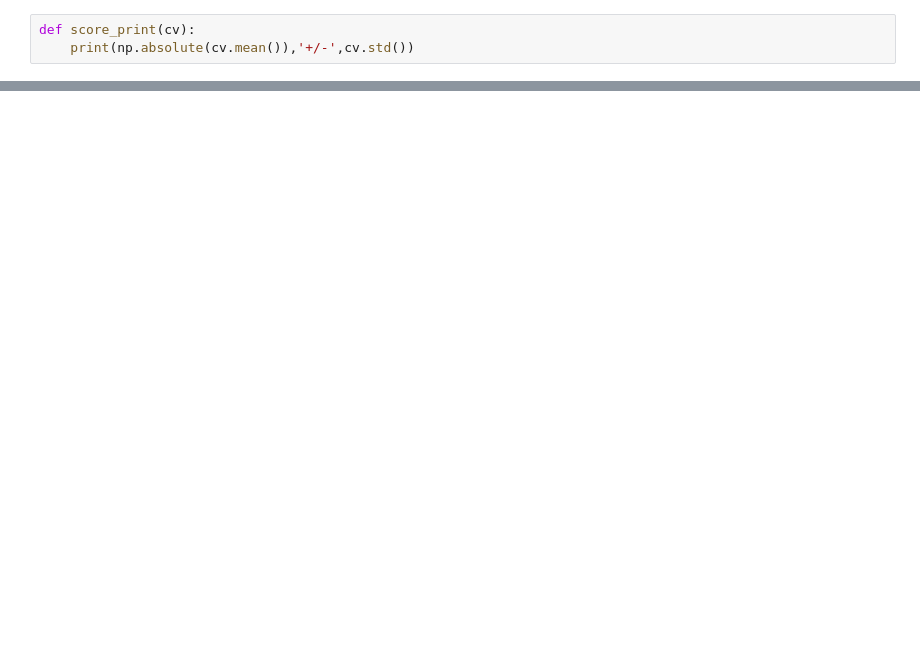
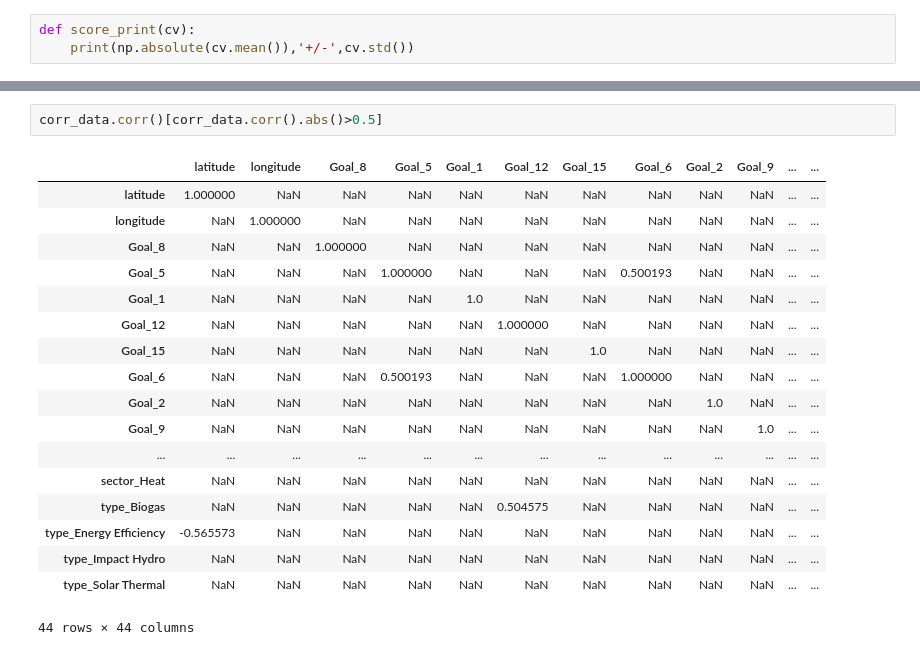
Before and after one commit to balendra-singh/ads_earthchain, a Jupyter notebook: notebooks/ML Modelling.ipynb, the cells around one changed output, grey strips where cells are left out. Drawn from its saved outputs; the diff is of its cells as text; blank space fills up the shorter version.

```diff
--- a/notebooks/ML Modelling.ipynb
+++ b/notebooks/ML Modelling.ipynb
@@ -79,0 +152,21 @@ abs_error(y_test,SV.predict(X_test))
+# %%
+corr_data.corr()[corr_data.corr().abs()>0.5]
+# %% [output]
+|  | latitude | longitude | Goal_8 | Goal_5 | Goal_1 | Goal_12 | Goal_15 | Goal_6 | Goal_2 | Goal_9 | ... | ... |
+| latitude | 1.000000 | NaN | NaN | NaN | NaN | NaN | NaN | NaN | NaN | NaN | ... | ... |
+| longitude | NaN | 1.000000 | NaN | NaN | NaN | NaN | NaN | NaN | NaN | NaN | ... | ... |
+| Goal_8 | NaN | NaN | 1.000000 | NaN | NaN | NaN | NaN | NaN | NaN | NaN | ... | ... |
+| Goal_5 | NaN | NaN | NaN | 1.000000 | NaN | NaN | NaN | 0.500193 | NaN | NaN | ... | ... |
+| Goal_1 | NaN | NaN | NaN | NaN | 1.0 | NaN | NaN | NaN | NaN | NaN | ... | ... |
+| Goal_12 | NaN | NaN | NaN | NaN | NaN | 1.000000 | NaN | NaN | NaN | NaN | ... | ... |
+| Goal_15 | NaN | NaN | NaN | NaN | NaN | NaN | 1.0 | NaN | NaN | NaN | ... | ... |
+| Goal_6 | NaN | NaN | NaN | 0.500193 | NaN | NaN | NaN | 1.000000 | NaN | NaN | ... | ... |
+| Goal_2 | NaN | NaN | NaN | NaN | NaN | NaN | NaN | NaN | 1.0 | NaN | ... | ... |
+| Goal_9 | NaN | NaN | NaN | NaN | NaN | NaN | NaN | NaN | NaN | 1.0 | ... | ... |
+| ... | ... | ... | ... | ... | ... | ... | ... | ... | ... | ... | ... | ... |
+| sector_Heat | NaN | NaN | NaN | NaN | NaN | NaN | NaN | NaN | NaN | NaN | ... | ... |
+| type_Biogas | NaN | NaN | NaN | NaN | NaN | 0.504575 | NaN | NaN | NaN | NaN | ... | ... |
+| type_Energy Efficiency | -0.565573 | NaN | NaN | NaN | NaN | NaN | NaN | NaN | NaN | NaN | ... | ... |
+| type_Impact Hydro | NaN | NaN | NaN | NaN | NaN | NaN | NaN | NaN | NaN | NaN | ... | ... |
+| type_Solar Thermal | NaN | NaN | NaN | NaN | NaN | NaN | NaN | NaN | NaN | NaN | ... | ... |
+44 rows × 44 columns
```
Also changed, not shown: parts of 23 cells of this notebook.
